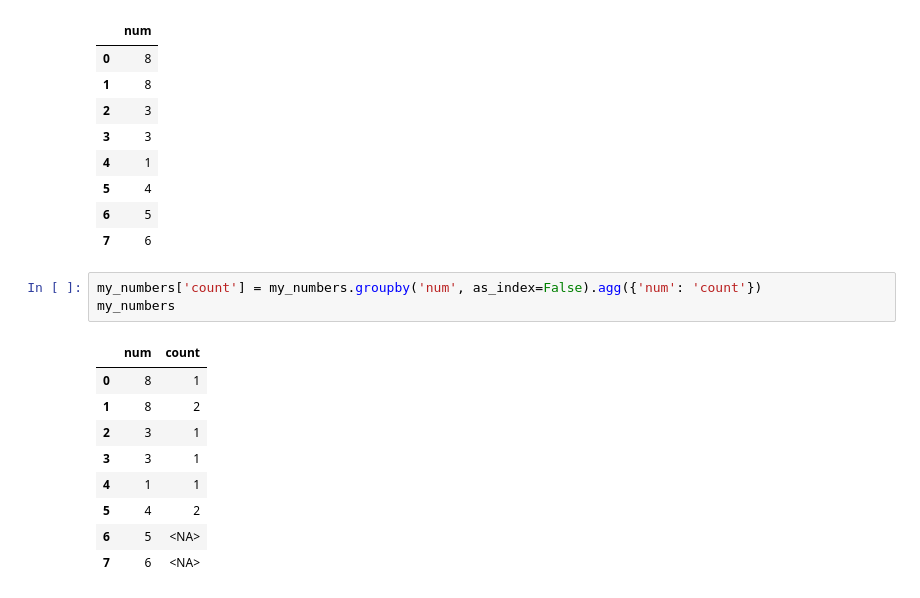
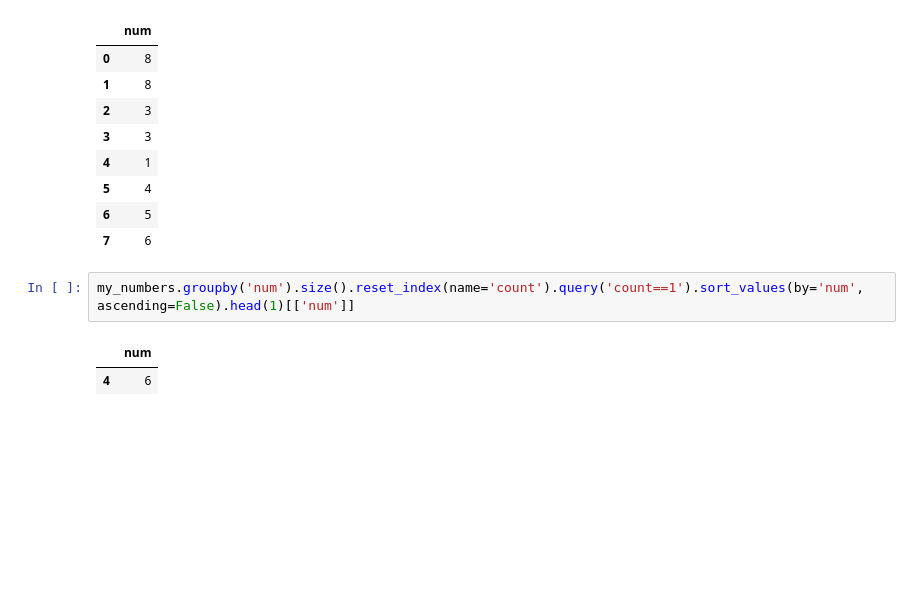
Before and after one commit to Praldmur/Tasks, a Jupyter notebook: Task_All.ipynb, the cells around one changed output. Drawn from its saved outputs; the diff is of its cells as text; blank space fills up the shorter version.

```diff
--- a/Task_All.ipynb
+++ b/Task_All.ipynb
@@ -409,16 +410,8 @@ my_numbers
 | 5 | 4 |
 | 6 | 5 |
 | 7 | 6 |
-# %%
-my_numbers['count'] = my_numbers.groupby('num', as_index=False).agg({'num': 'count'})
-my_numbers
-# %% [output]
-|  | num | count |
-| 0 | 8 | 1 |
-| 1 | 8 | 2 |
-| 2 | 3 | 1 |
-| 3 | 3 | 1 |
-| 4 | 1 | 1 |
-| 5 | 4 | 2 |
-| 6 | 5 | <NA> |
-| 7 | 6 | <NA> |
+# %%
+my_numbers.groupby('num').size().reset_index(name='count').query('count==1').sort_values(by='num', ascending=False).head(1)[['num']]
+# %% [output]
+|  | num |
+| 4 | 6 |
```
Also changed, not shown: parts of 1 cell of this notebook.
